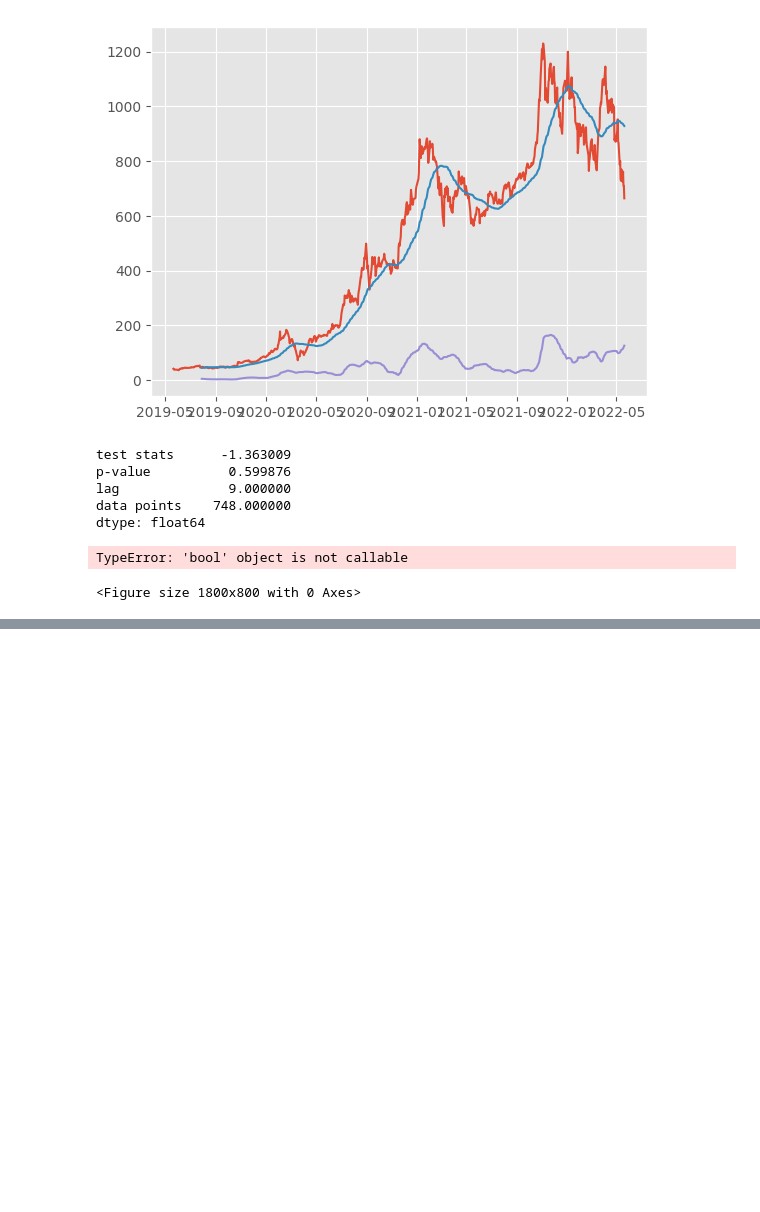
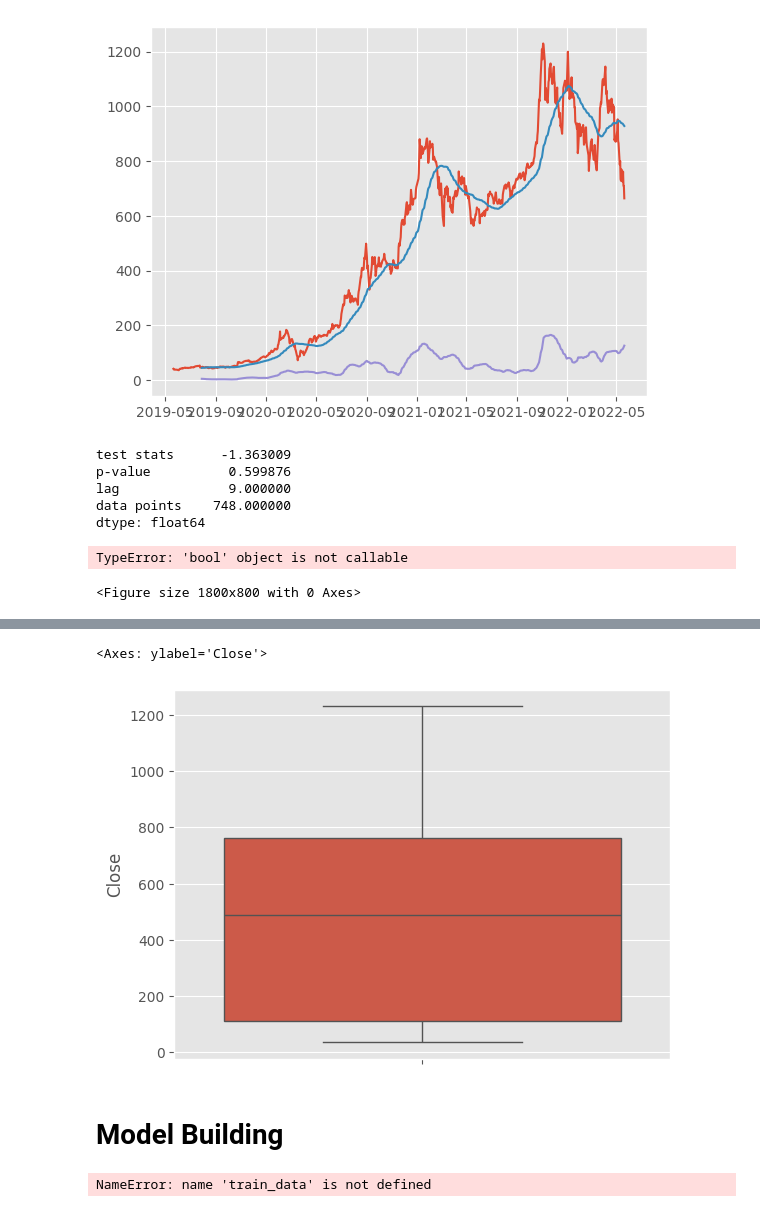
Before and after one commit to Monish-Nallagondalla/ML-Revision, a Jupyter notebook: Anomaly Detection and Time series/Timeseries_TSLA.ipynb, the cells around one changed output, grey strips where cells are left out. Cells and saved outputs as stored; diff of their text form; code cells hidden in the pictures; blank space fills up the shorter version.

```diff
--- a/Anomaly Detection and Time series/Timeseries_TSLA.ipynb
+++ b/Anomaly Detection and Time series/Timeseries_TSLA.ipynb
@@ -204,0 +243,8 @@ TypeError: 'bool' object is not callable
+# %%
+import seaborn as sns
+sns.boxplot(stock_data.Close)
+# %% [output]
+<Axes: ylabel='Close'>
+[figure, added]
+# %% [markdown]
+# Model Building
@@ -204,0 +255,4 @@ TypeError: 'bool' object is not callable
+# %%
+history=[x for x in train_data]
+# %% [output]
+NameError: name 'train_data' is not defined
```
Also changed, not shown: parts of 5 cells of this notebook.
